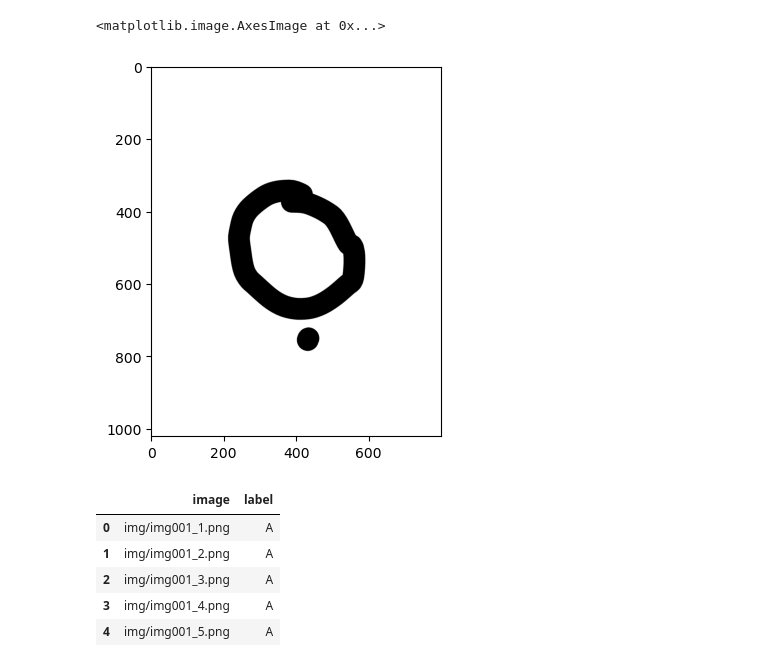
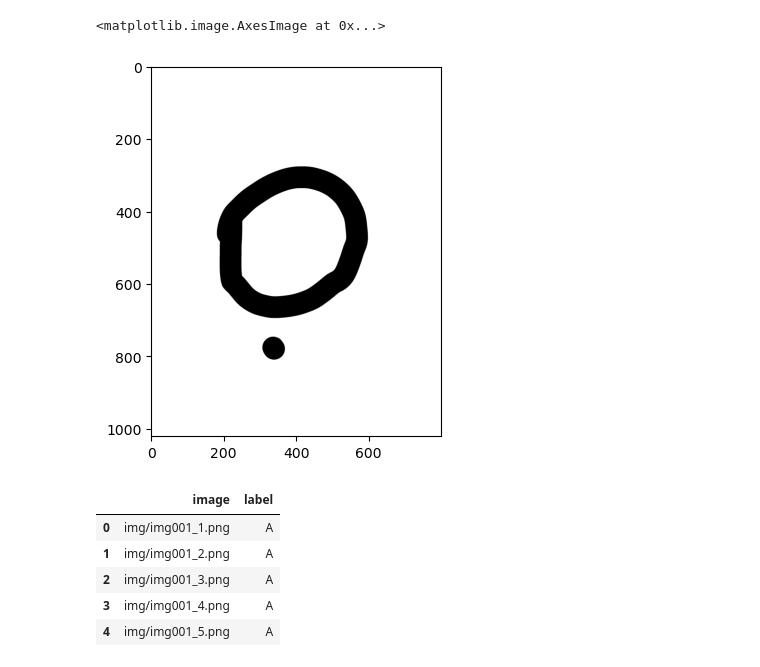
Before and after one commit to 001kazeem/yoruba-character-recognition-cnn, a Jupyter notebook: notebooks/yoruba_characters.ipynb, the cells around one changed output. Saved outputs shown, nothing was run; the diff lists cells and outputs as text; code cells hidden in the pictures.

```diff
--- a/notebooks/yoruba_characters.ipynb
+++ b/notebooks/yoruba_characters.ipynb
@@ -19,11 +19,11 @@ from tensorflow.keras.preprocessing.image import ImageDataGenerator
 
 from keras.models import load_model
 # %%
-img = cv.imread("C:/Users/OWNER/Machine Learning/FYP/dataset/img/img017_17.png")
+img = cv.imread("C:/Users/OWNER/Machine Learning/FYP/dataset/img/img017_10.png")
 plt.imshow(img)
 # %% [output]
 <matplotlib.image.AxesImage at 0x...>
-[figure, old version]
+[figure, new version]
 # %%
 df = pd.read_csv(r'C:/Users/OWNER/Machine Learning/FYP/dataset/yoruba character.csv')
 df.head()
```
Also changed, not shown: parts of 5 cells of this notebook, 59 other files.
